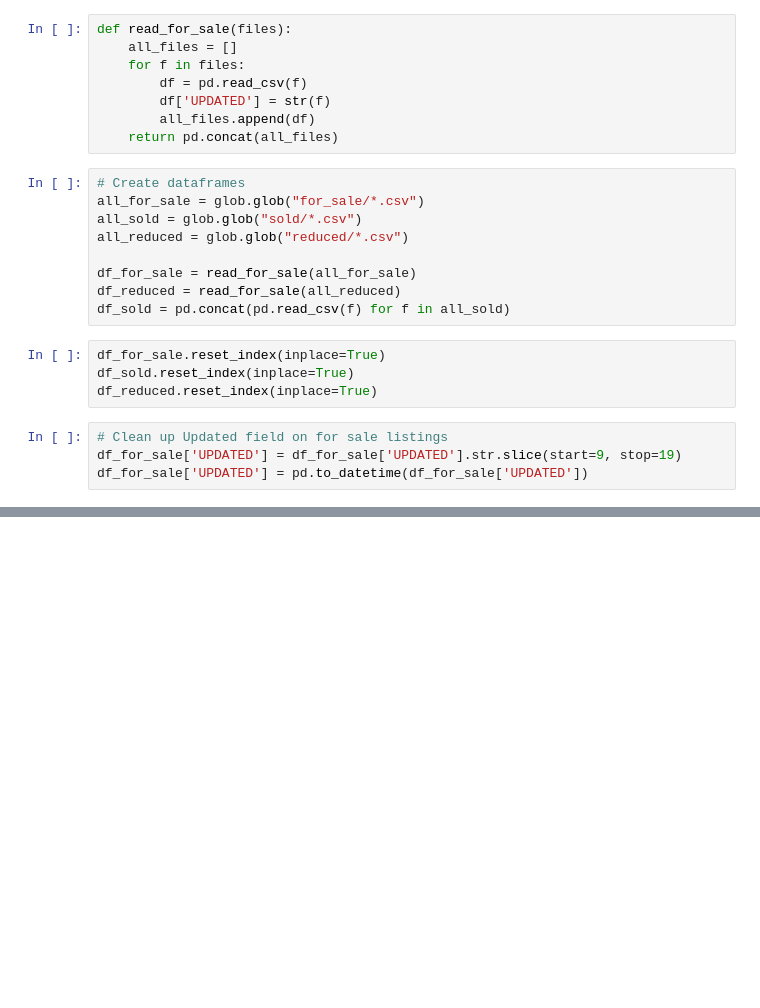
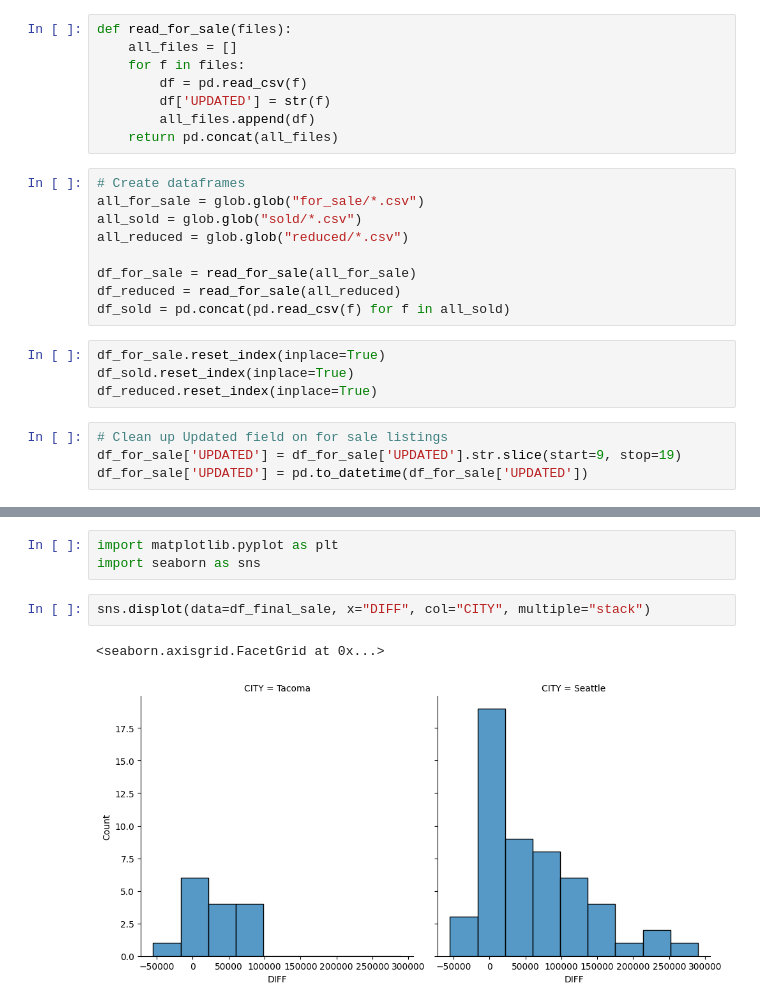
Before and after one commit to PeterArbaugh/seattle_re, a Jupyter notebook: Redfin_sketch_book.ipynb, the cells around one changed output, grey strips where cells are left out. Saved outputs shown, nothing was run; the diff lists cells and outputs as text; blank space fills up the shorter version.

Commit message:
refactor data wrangling

```diff
--- a/Redfin_sketch_book.ipynb
+++ b/Redfin_sketch_book.ipynb
@@ -132,0 +121,8 @@ array([[<AxesSubplot:xlabel='ASKING PRICE', ylabel='ASKING PRICE'>,
+# %%
+import matplotlib.pyplot as plt
+import seaborn as sns
+# %%
+sns.displot(data=df_final_sale, x="DIFF", col="CITY", multiple="stack")
+# %% [output]
+<seaborn.axisgrid.FacetGrid at 0x...>
+[figure, added]
```
Also changed, not shown: parts of 21 cells of this notebook.
